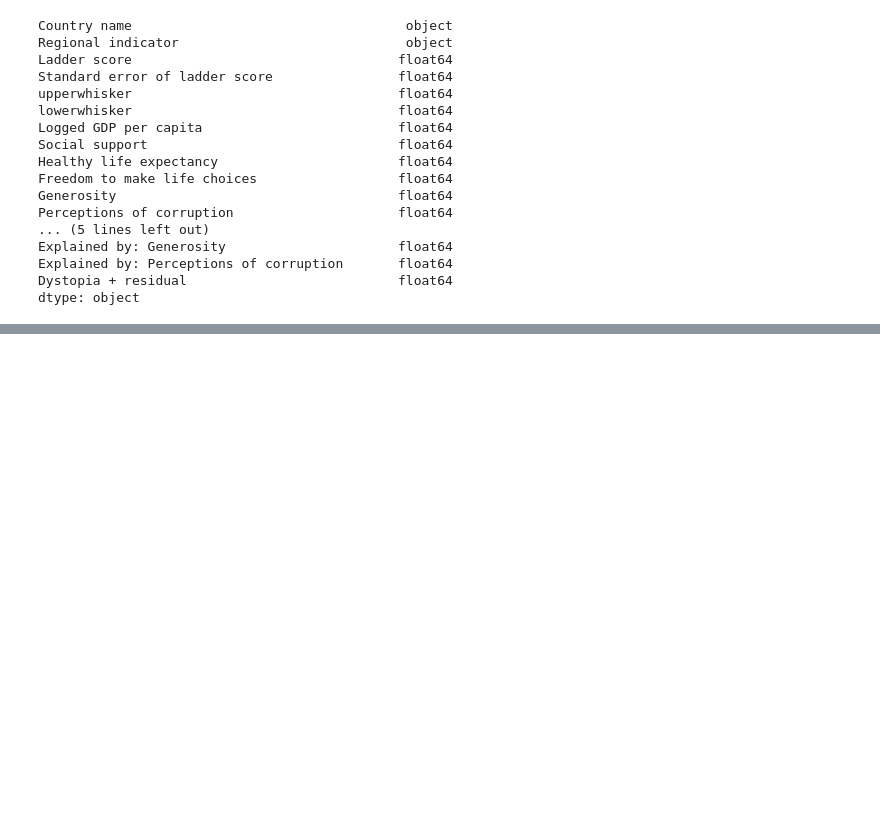
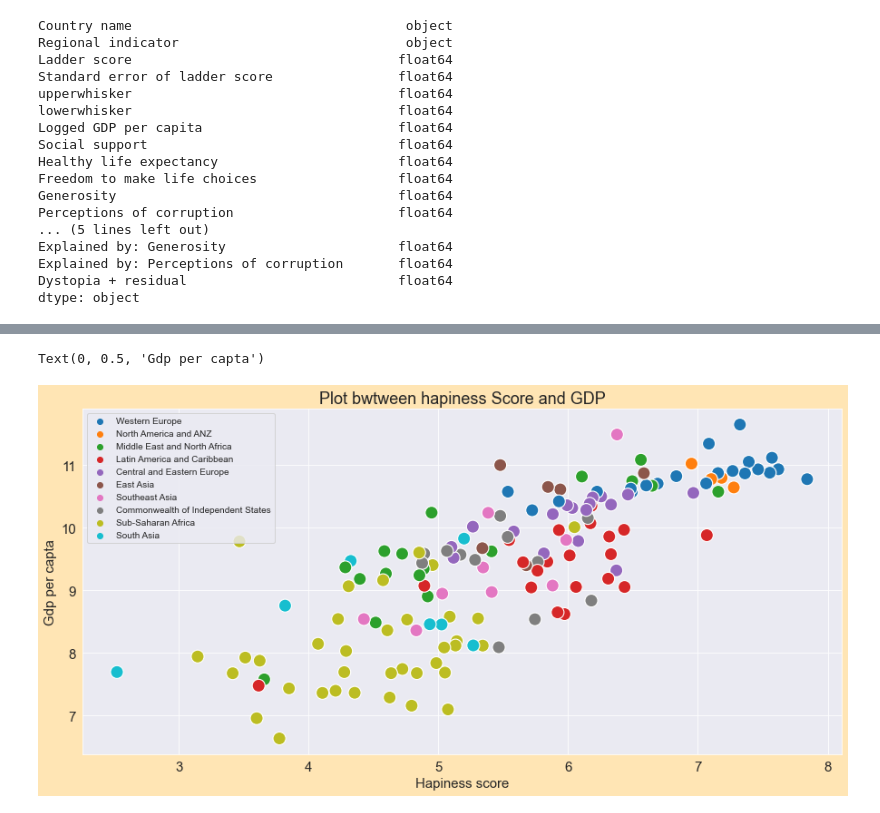
Before and after one commit to Rishiraj-singh7/World-Happiness-Report-, a Jupyter notebook: main.ipynb, the cells around one changed output, grey strips where cells are left out. Cells and saved outputs as stored; diff of their text form; code cells hidden in the pictures; blank space fills up the shorter version.

Commit message:
graphs n maps

```diff
--- a/main.ipynb
+++ b/main.ipynb
@@ -118,0 +132,11 @@ happu_df.head(4)
+# %%
+#plt btw hapiness and gdp
+plt.rcParams['figure.figsize'] = (15,7)
+plt.title('Plot bwtween hapiness Score and GDP')
+sns.scatterplot(x=happy_df.ladder_score , y = happy_df.logged_gdp_per_capita, hue= happy_df.regional_indicator, s =200 );
+plt.legend(loc ='upper left', fontsize = '10')
+plt.xlabel('Hapiness score')
+plt.ylabel('Gdp per capta')
+# %% [output]
+Text(0, 0.5, 'Gdp per capta')
+[figure, added]
```
Also changed, not shown: parts of 7 cells of this notebook.
